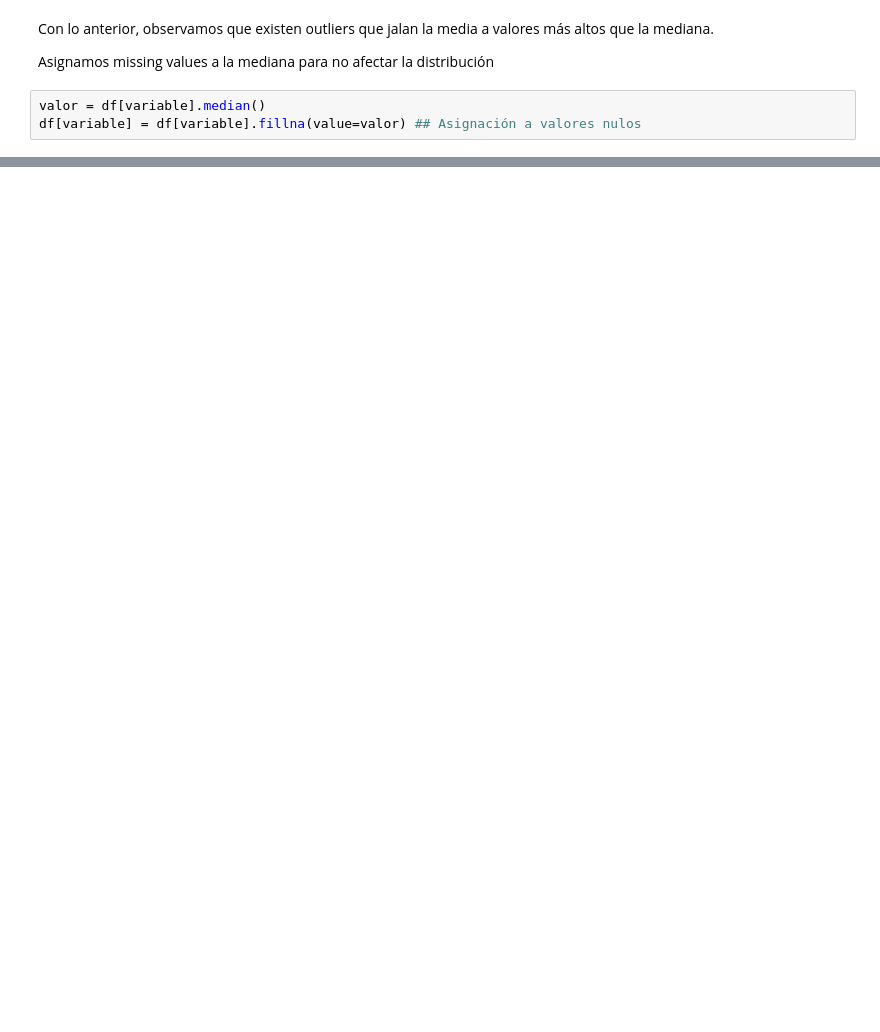
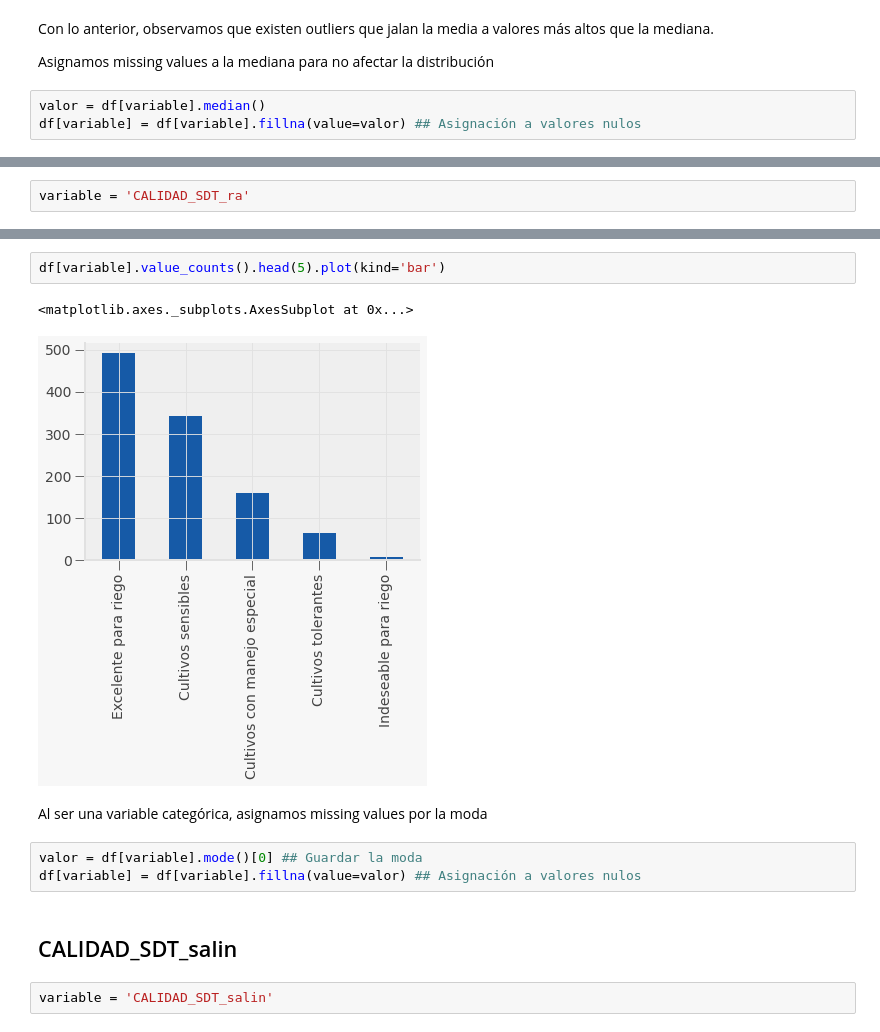
Before and after one commit to PosgradoMNA/actividades-del-projecto-equipo_88, a Jupyter notebook: Reto_Eq_88.ipynb, the cells around one changed output, grey strips where cells are left out. Drawn from its saved outputs; the diff is of its cells as text; blank space fills up the shorter version.

```diff
--- a/Reto_Eq_88.ipynb
+++ b/Reto_Eq_88.ipynb
@@ -592,0 +600,2 @@ df[variable] = df[variable].fillna(value=valor) ## Asignación a valores nulos
+# %%
+variable = 'CALIDAD_SDT_ra'
@@ -592,0 +608,14 @@ df[variable] = df[variable].fillna(value=valor) ## Asignación a valores nulos
+# %%
+df[variable].value_counts().head(5).plot(kind='bar')
+# %% [output]
+<matplotlib.axes._subplots.AxesSubplot at 0x...>
+[figure, added]
+# %% [markdown]
+Al ser una variable categórica, asignamos missing values por la moda
+# %%
+valor = df[variable].mode()[0] ## Guardar la moda
+df[variable] = df[variable].fillna(value=valor) ## Asignación a valores nulos
+# %% [markdown]
+## CALIDAD_SDT_salin
+# %%
+variable = 'CALIDAD_SDT_salin'
```
Also changed, not shown: parts of 25 cells of this notebook.
